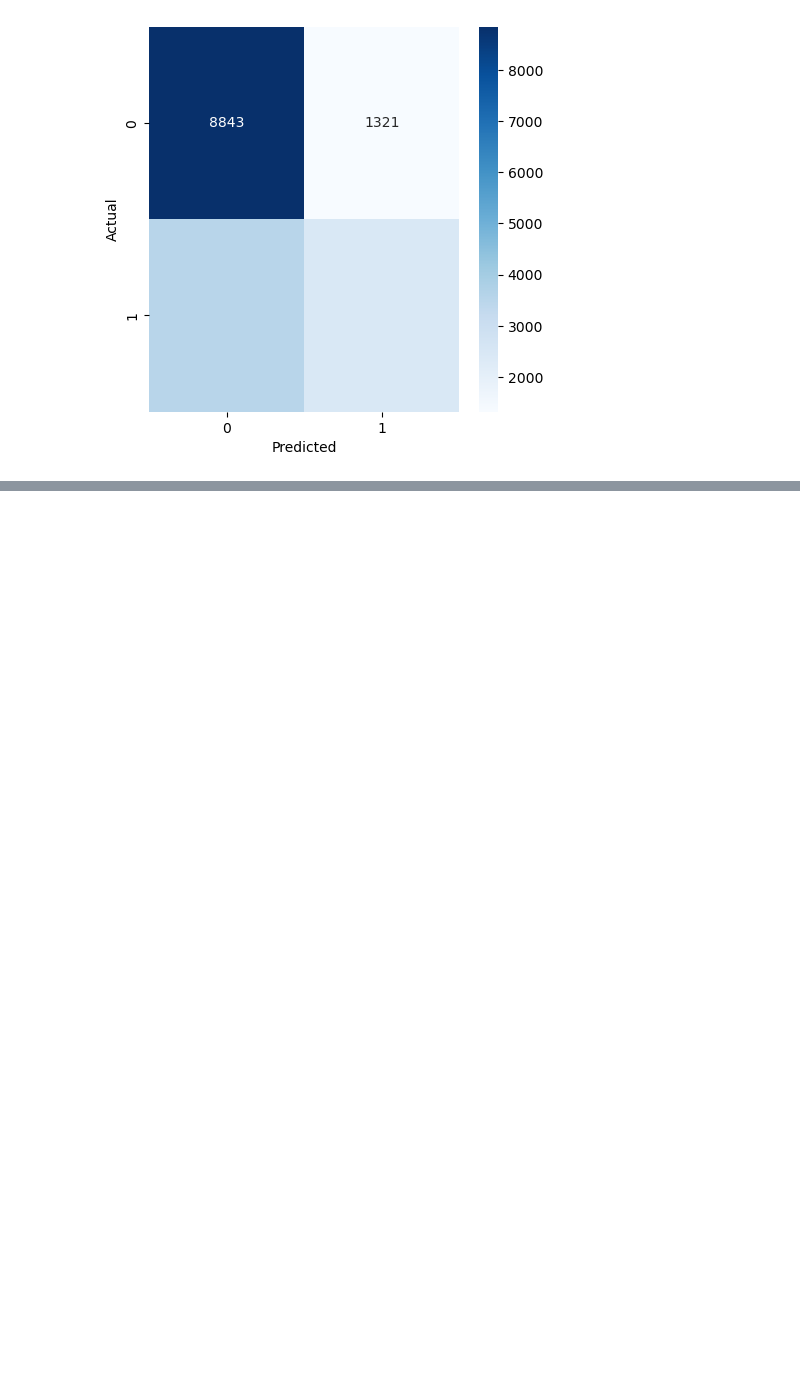
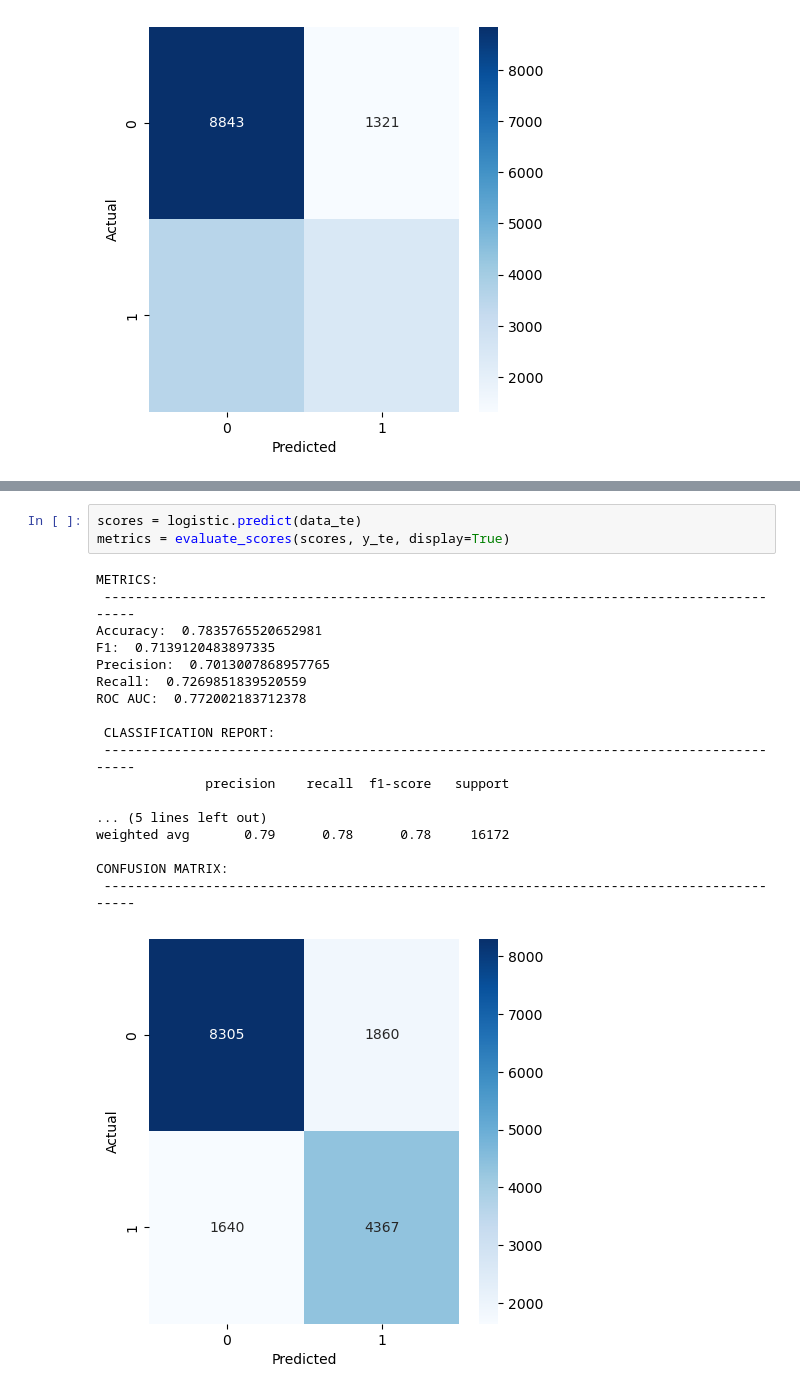
Before and after one commit to ClaudiaValverde/quora-challenge, a Jupyter notebook: reproduce_results.ipynb, the cells around one changed output, grey strips where cells are left out. Saved outputs shown, nothing was run; the diff lists cells and outputs as text; blank space fills up the shorter version.

```diff
--- a/reproduce_results.ipynb
+++ b/reproduce_results.ipynb
@@ -474,0 +530,22 @@ CONFUSION MATRIX:
+# %%
+scores = logistic.predict(data_te)
+metrics = evaluate_scores(scores, y_te, display=True)
+# %% [output]
+METRICS:
+ ------------------------------------------------------------------------------------------
+Accuracy:  0.7835765520652981
+F1:  0.7139120483897335
+Precision:  0.7013007868957765
+Recall:  0.7269851839520559
+ROC AUC:  0.772002183712378
+
+ CLASSIFICATION REPORT:
+ ------------------------------------------------------------------------------------------
+              precision    recall  f1-score   support
+
+... (5 lines left out)
+weighted avg       0.79      0.78      0.78     16172
+
+CONFUSION MATRIX:
+ ------------------------------------------------------------------------------------------
+[figure, added]
```
Also changed, not shown: parts of 16 cells of this notebook, 13 other files.
